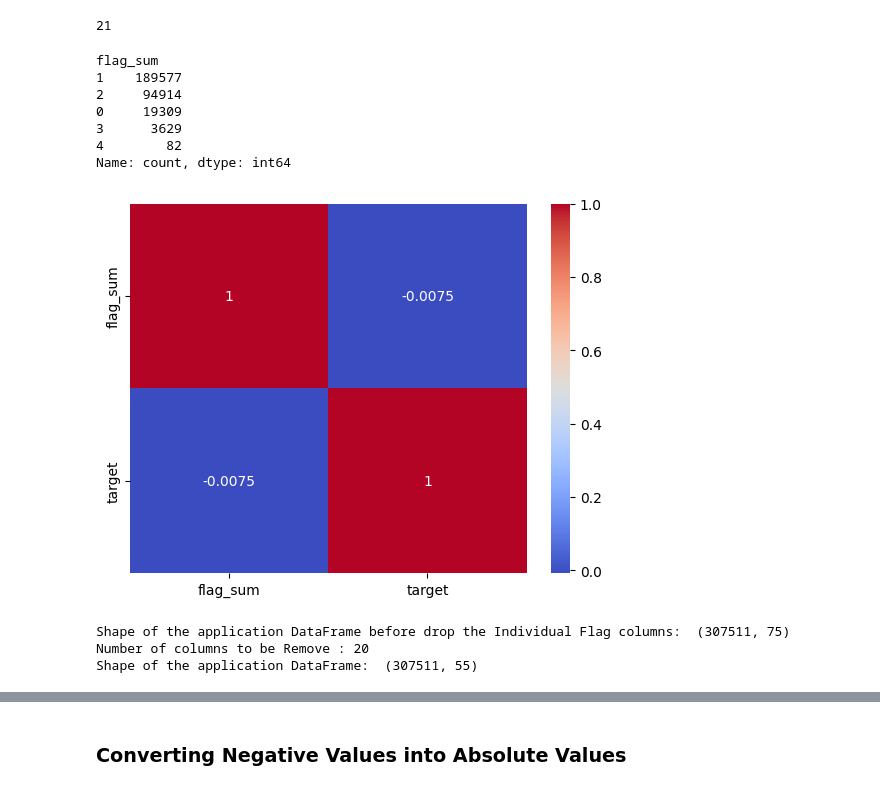
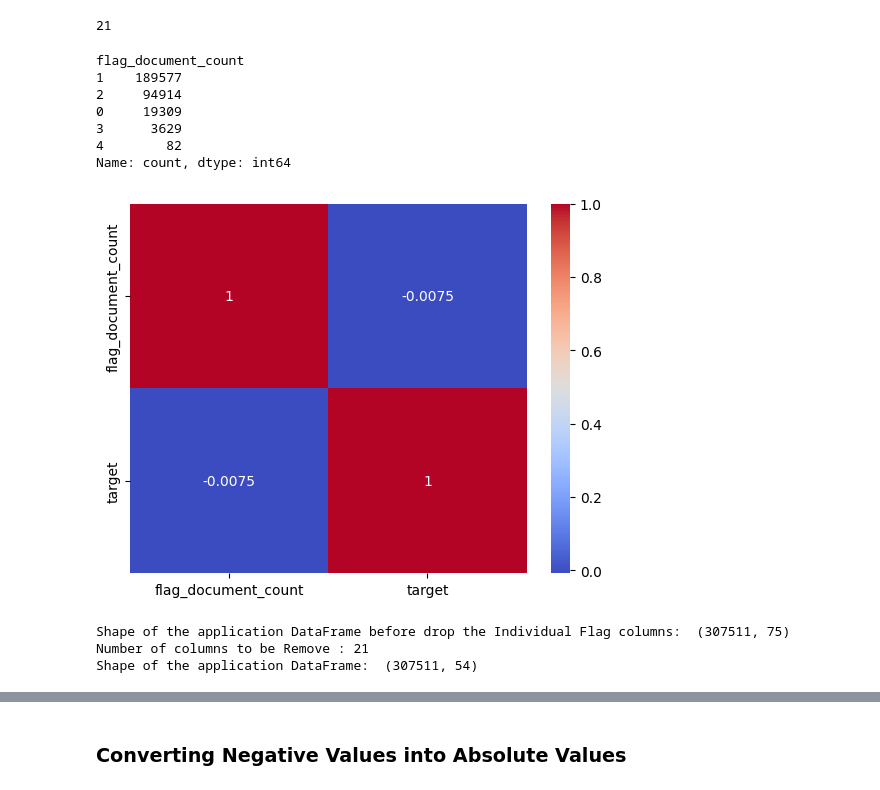
Before and after one commit to Prakash-Kani/Financial-Risk-Detection, a Jupyter notebook: Preprocessing.ipynb, the cells around one changed output, grey strips where cells are left out. Saved outputs shown, nothing was run; the diff lists cells and outputs as text; code cells hidden in the pictures.

```diff
--- a/Preprocessing.ipynb
+++ b/Preprocessing.ipynb
@@ -357,11 +357,11 @@ len(flag_column)
 21
 # %%
 # Create a new column that is the sum of all 'flag' columns
-app_df['flag_sum'] = app_df[flag_column].sum(axis=1)
+app_df['flag_document_count'] = app_df[flag_column].sum(axis=1)
 # %%
-app_df.flag_sum.value_counts()
+app_df.flag_document_count.value_counts()
 # %% [output]
-flag_sum
+flag_document_count
 1    189577
 2     94914
 0     19309
@@ -369,14 +369,14 @@ flag_sum
 4        82
 Name: count, dtype: int64
 # %%
-correlation = app_df[['flag_sum', 'target']].corr()
+correlation = app_df[['flag_document_count', 'target']].corr()
 
 
 # Plot the correlation heatmap for verification
 sns.heatmap(data=correlation, annot=True, cmap='coolwarm')
 plt.show()
 # %% [output]
-[figure, old version]
+[figure, new version]
 # %%
 flag_column = [col for col in app_df.columns if 'flag_document' in col]
 
@@ -389,8 +389,8 @@ app_df.drop(columns=flag_column, axis =1, inplace = True)
 print('Shape of the application DataFrame: ', app_df.shape)
 # %% [output]
 Shape of the application DataFrame before drop the Individual Flag columns:  (307511, 75)
-Number of columns to be Remove : 20
-Shape of the application DataFrame:  (307511, 55)
+Number of columns to be Remove : 21
+Shape of the application DataFrame:  (307511, 54)
 # %% [markdown]
 ### Findings: Combining 'flag' Columns and Checking Correlation with the Target Variable
 
```
Also changed, not shown: parts of 25 cells of this notebook.
